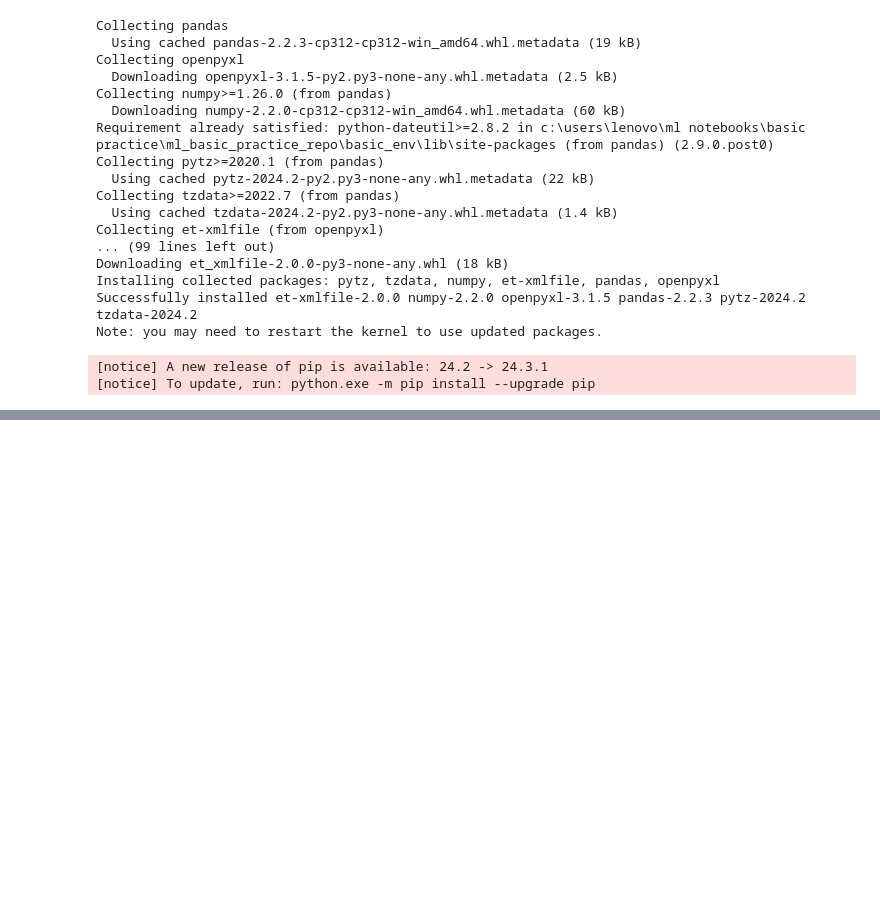
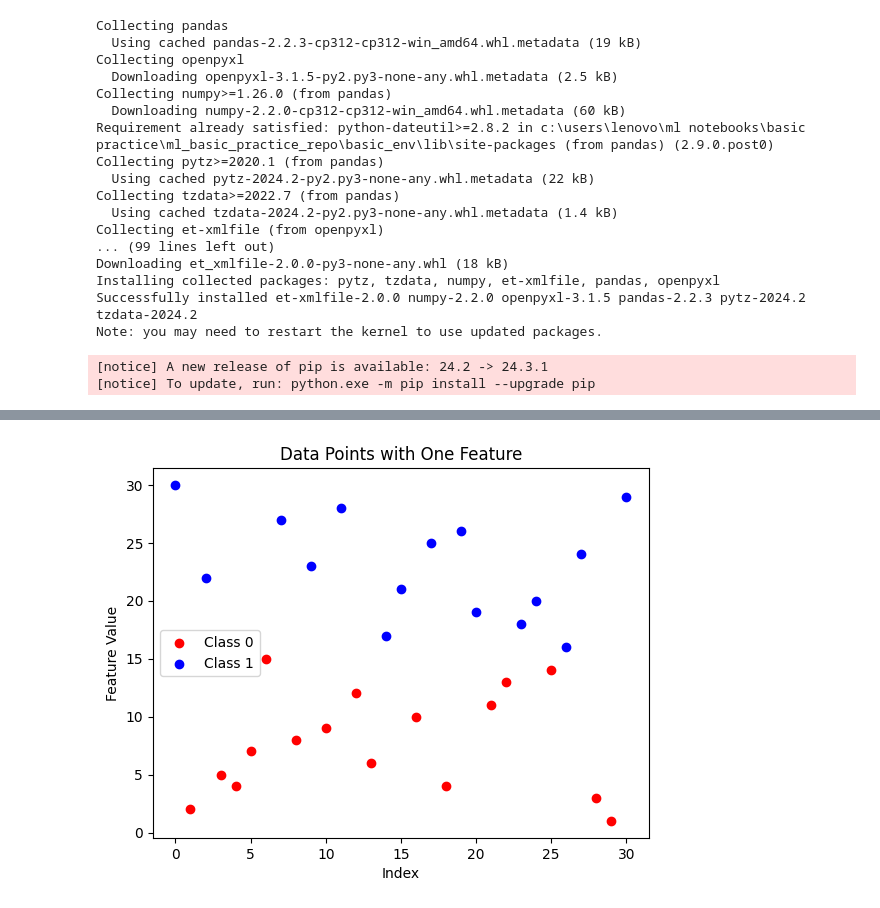
Before and after one commit to Shariar-Mozumder/ML_basic_practice_Repo, a Jupyter notebook: NN.ipynb, the cells around one changed output, grey strips where cells are left out. Cells and saved outputs as stored; diff of their text form; code cells hidden in the pictures; blank space fills up the shorter version.

```diff
--- a/NN.ipynb
+++ b/NN.ipynb
@@ -24,7 +24,7 @@ Note: you may need to restart the kernel to use updated packages.
 import numpy as np
 import pandas as pd
 
-df=pd.read_excel("basic_odd_even_dataset.xlsx")
+df=pd.read_excel("basic_dataset.xlsx")
 df_array=df.to_numpy()
 X=df_array[:,0]
 y=df_array[:,1]
@@ -148,0 +175,18 @@ Predictions: [0 1 1 1 1 1 1 1 1 1]
+# %%
+import matplotlib.pyplot as plt
+import numpy as np
+
+# Assuming X has shape (10, 1) and y is binary
+# Generate index values for visualization
+indices = np.arange(len(X))  # 0, 1, 2, ..., 9
+
+# Scatter plot
+plt.scatter(indices[y.flatten() == 0], X[y.flatten() == 0, 0], color='red', label='Class 0')
+plt.scatter(indices[y.flatten() == 1], X[y.flatten() == 1, 0], color='blue', label='Class 1')
+plt.xlabel('Index')
+plt.ylabel('Feature Value')
+plt.legend()
+plt.title('Data Points with One Feature')
+plt.show()
+# %% [output]
+[figure, added]
```
Also changed, not shown: parts of 13 cells of this notebook, 2 other files.
